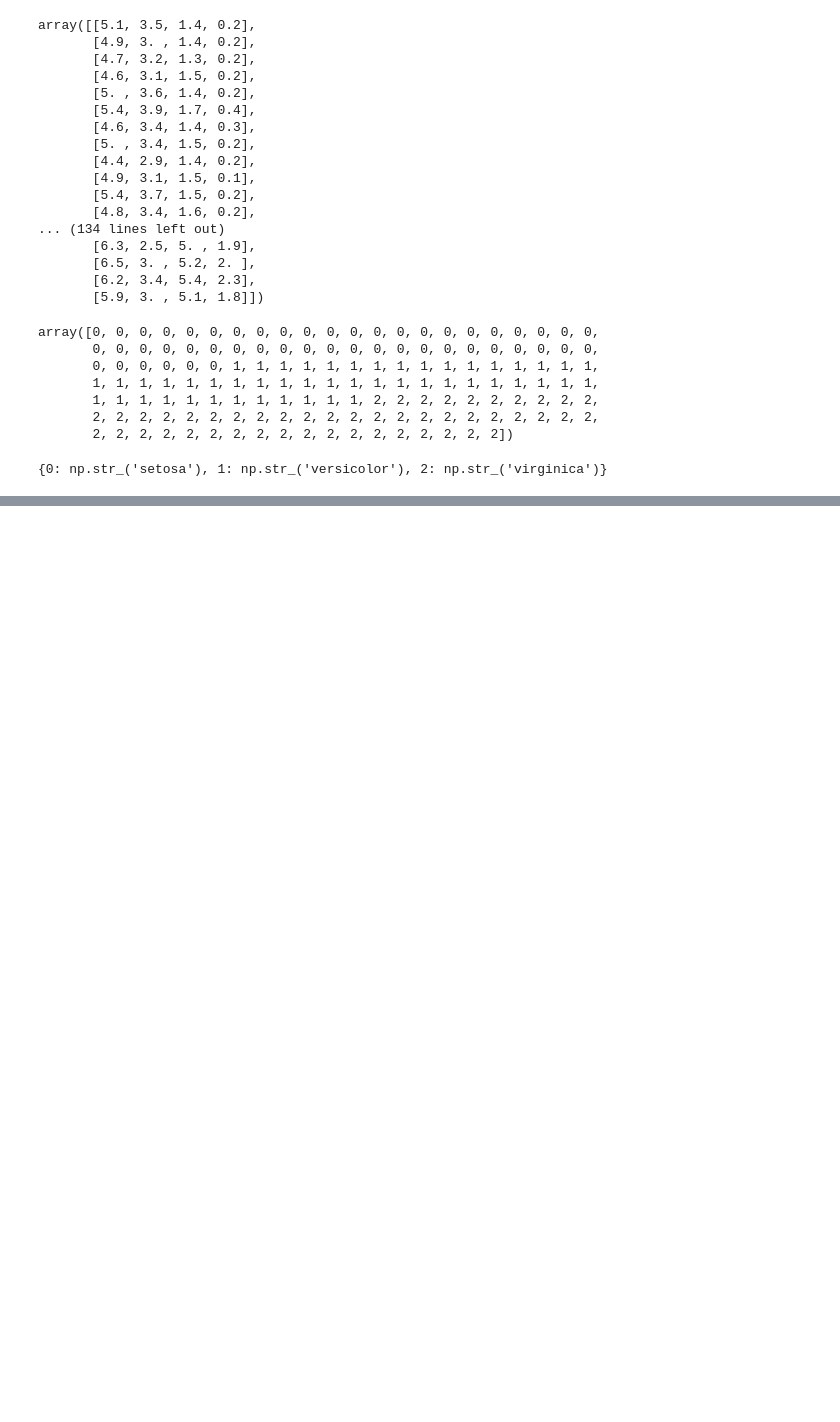
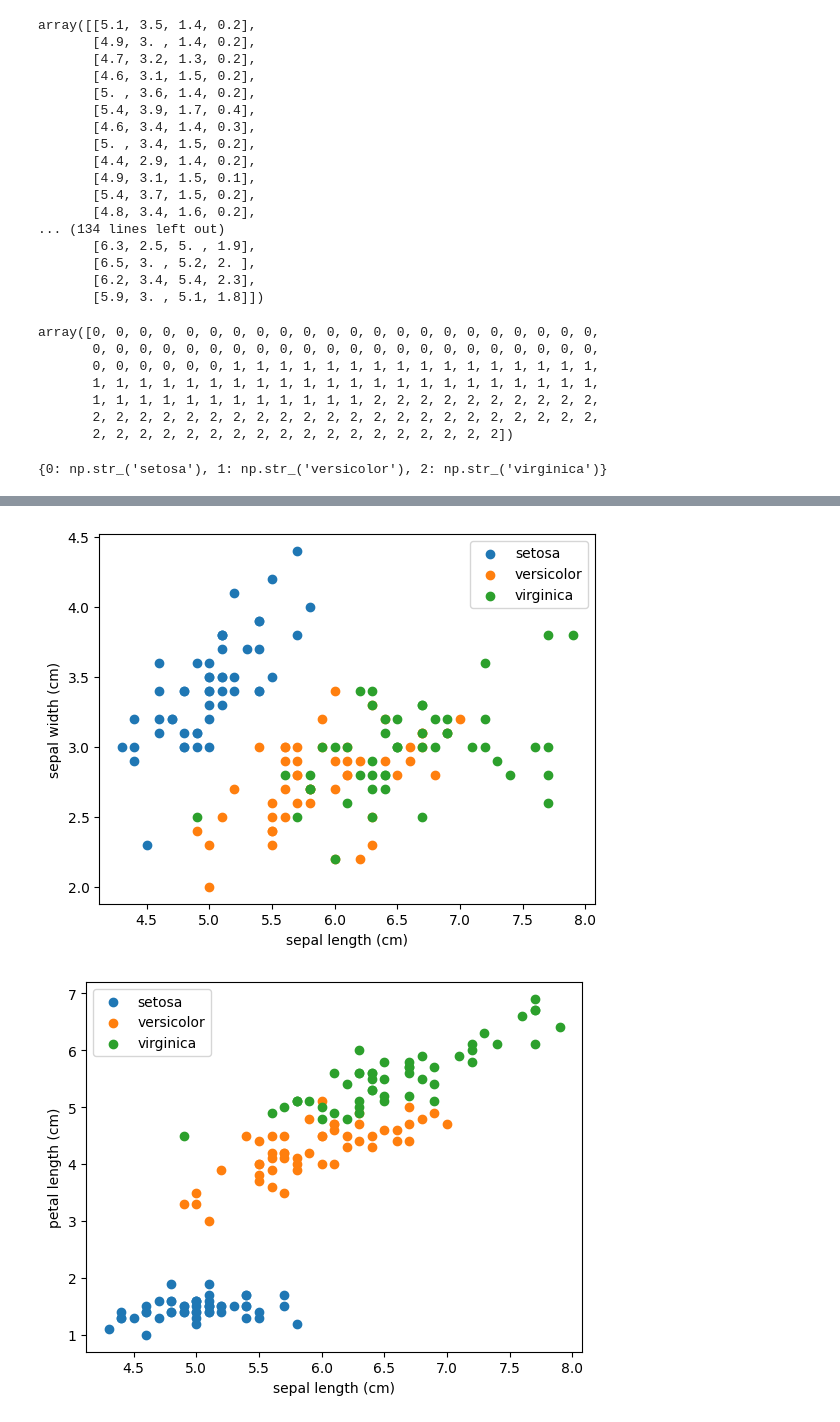
Before and after one commit to emmanuelmessina00/Machine-Learning-Code, a Jupyter notebook: matplotlib/irisplot.ipynb, the cells around one changed output, grey strips where cells are left out. Cells and saved outputs as stored; diff of their text form; code cells hidden in the pictures; blank space fills up the shorter version.

```diff
--- a/matplotlib/irisplot.ipynb
+++ b/matplotlib/irisplot.ipynb
@@ -46,0 +74,16 @@ label_name
+# %%
+def getScatterPlots(D,L):
+    for i in feature_dict.keys():
+        for j in feature_dict.keys():
+            if i != j:
+                for l in label_name.keys():
+                    mask = (L == l)
+                    plt.scatter(D[mask, i], D[mask, j], label=label_name[l])
+                plt.xlabel(feature_dict[i])
+                plt.ylabel(feature_dict[j])
+                plt.legend()
+                plt.show()
+getScatterPlots(D,L)
+# %% [output]
+[figure, added]
+[figure, added]
```
Also changed, not shown: parts of 12 cells of this notebook, 1 other file.
